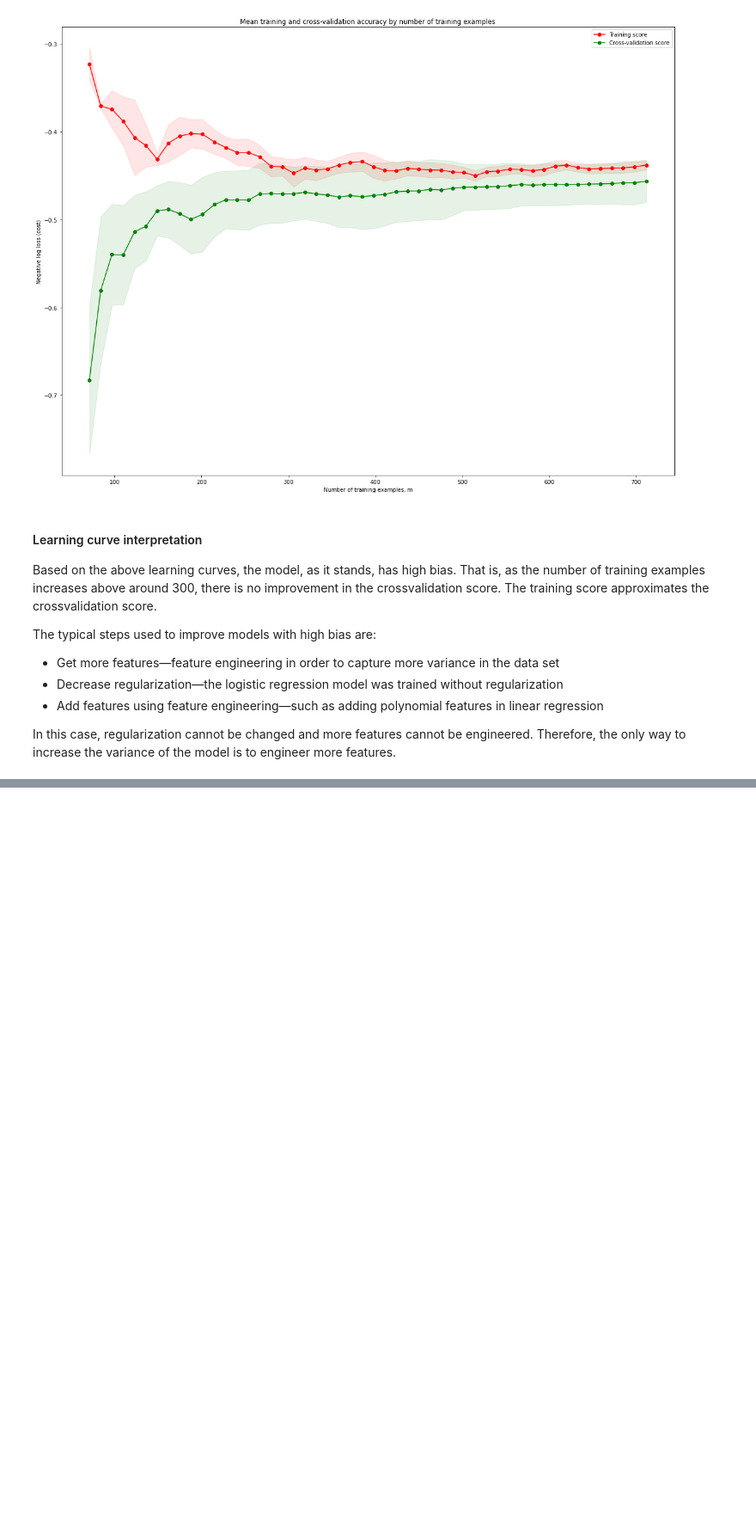
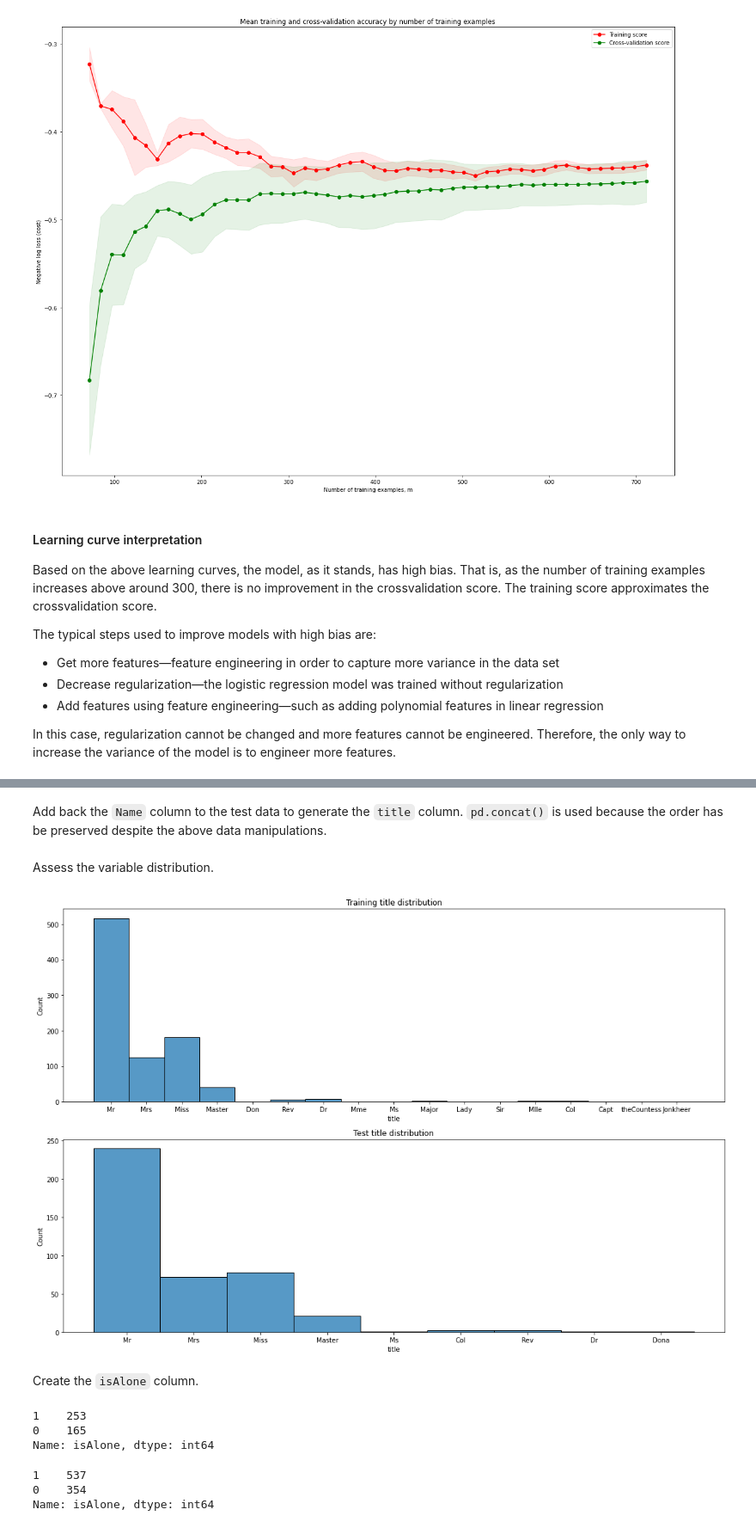
Before and after one commit to mazin-abdelghany/kaggle-learning, a Jupyter notebook: titanic/1_titanic.ipynb, the cells around one changed output, grey strips where cells are left out. Shown: that part at 86% size. Drawn from its saved outputs; the diff is of its cells as text; code cells hidden in the pictures; blank space fills up the shorter version.

```diff
--- a/titanic/1_titanic.ipynb
+++ b/titanic/1_titanic.ipynb
@@ -376,5 +376,5 @@ titanic_test.drop(columns=['PassengerId','Name','Cabin','Ticket'], inplace=True)
 # %%
-titanic_test1 = pd.get_dummies(data=titanic_test, columns=['Embarked','Sex','Pclass'], drop_first=True)
+titanic_test1 = pd.get_dummies(data=titanic_test1, columns=['Embarked','Sex','Pclass'], drop_first=True)
 # %% [markdown]
 Assess for missing data.
 # %%
@@ -840,0 +847,33 @@ To increase the variance of the model and hopefully improve the performace, new
+# %%
+def get_title(name):
+    split_str = name.split(',')
+    split_str = split_str[1].split('.')
+    title = split_str[0]
+    title = title.replace(' ', '')
+    return title
+# %% [markdown]
+Add back the `Name` column to the test data to generate the `title` column. `pd.concat()` is used because the order has be preserved despite the above data manipulations.
+# %%
+titanic_test1_tree = pd.concat([titanic_test1_tree, titanic_test['Name']], axis=1)
+# %%
+# for the training data
+titanic_tree_imputed['title'] = titanic_train['Name'].apply(get_title)
+
+# for the test data
+titanic_test1_tree['title'] = titanic_test['Name'].apply(get_title)
+# %% [markdown]
+Assess the variable distribution.
+# %%
+fig, axs = plt.subplots(2,1,figsize=(15,10))
+
+sns.histplot(ax = axs[0], data = titanic_tree_imputed, x='title')
+sns.histplot(ax = axs[1], data = titanic_test1_tree, x='title')
+
+axs[0].set_title('Training title distribution')
+axs[1].set_title('Test title distribution')
+
+plt.tight_layout()
+# %% [output]
+[figure, added]
+# %% [markdown]
+Create the `isAlone` column.
@@ -840,0 +892,12 @@ To increase the variance of the model and hopefully improve the performace, new
+# %%
+titanic_test1_tree['isAlone'].value_counts()
+# %% [output]
+1    253
+0    165
+Name: isAlone, dtype: int64
+# %%
+titanic_tree_imputed['isAlone'].value_counts()
+# %% [output]
+1    537
+0    354
+Name: isAlone, dtype: int64
```
Also changed, not shown: parts of 16 cells of this notebook.
